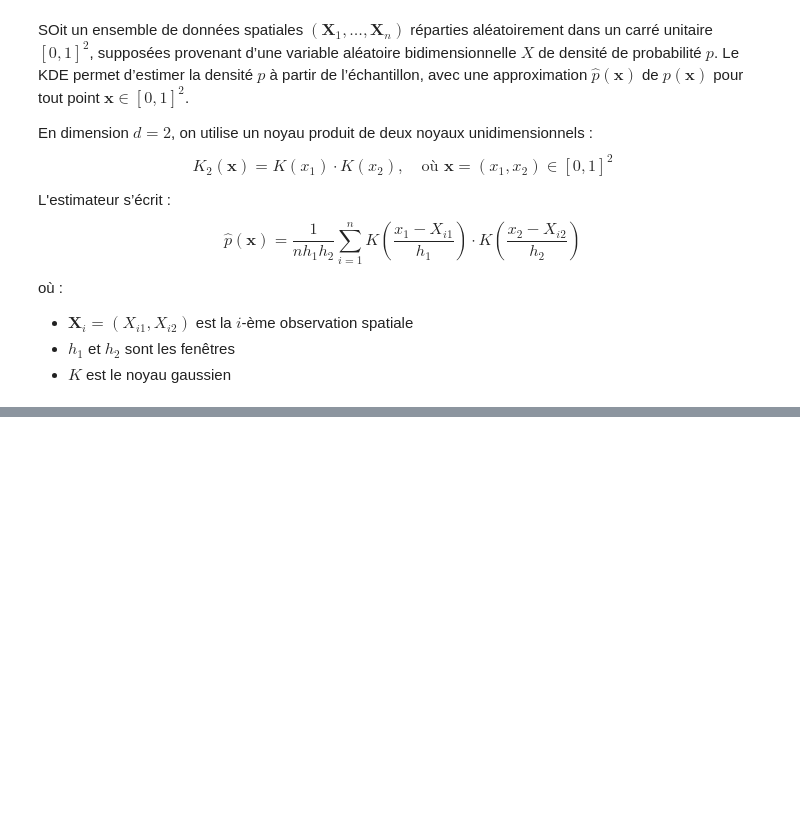
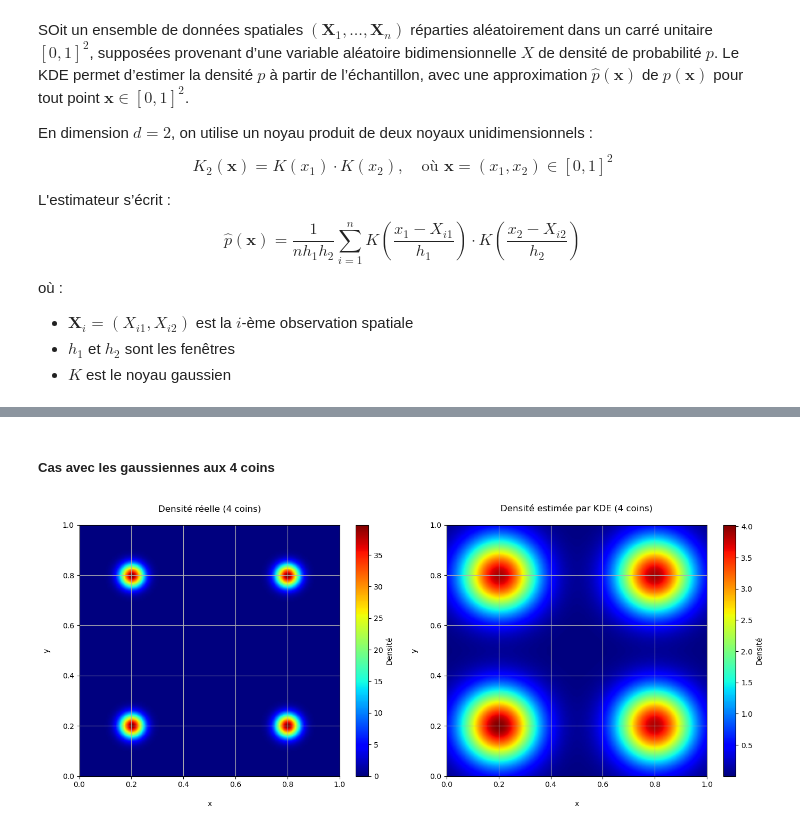
Before and after one commit to IbraSey/phdseydi, a Jupyter notebook: codes/kde_spatial_data.ipynb, the cells around one changed output, grey strips where cells are left out. Saved outputs shown, nothing was run; the diff lists cells and outputs as text; code cells hidden in the pictures; blank space fills up the shorter version.

```diff
--- a/codes/kde_spatial_data.ipynb
+++ b/codes/kde_spatial_data.ipynb
@@ -151,0 +180,61 @@ MSE  = 42.67713402348259
+# %% [markdown]
+##### Cas avec les gaussiennes aux 4 coins
+# %%
+n_gaussians = 4
+dimension = 2
+n_samples = 10000
+localisation_means = [[0.2, 0.2], [0.2, 0.8], [0.8, 0.2], [0.8, 0.8]]
+
+components = []
+weights = []
+
+for mu in localisation_means:
+    Sigma = ot.CovarianceMatrix(dimension)
+    for i in range(dimension):
+        Sigma[i, i] = 0.001
+
+    gaussian = ot.Normal(mu, Sigma)
+    components.append(gaussian)
+    weights.append(1.0 / n_gaussians)
+
+mixture = ot.Mixture(components, weights)
+sample = mixture.getSample(n_samples)
+points = np.array(sample)
+
+x = np.linspace(0, 1, 200)
+y = np.linspace(0, 1, 200)
+X, Y = np.meshgrid(x, y)
+grid_points = np.column_stack([X.ravel(), Y.ravel()])
+
+# Calcule de la vraie densité
+Z_true = np.array([mixture.computePDF(pt) for pt in grid_points])
+true_density = Z_true.reshape(X.shape)
+
+# Calcul de la densité du KDE
+ks = ot.KernelSmoothing()
+kde_dist = ks.build(sample)
+Z_kde = np.array([kde_dist.computePDF([x_, y_]) for x_, y_ in grid_points])
+kde_density = Z_kde.reshape(X.shape)
+
+
+# Affichage
+fig, axs = plt.subplots(1, 2, figsize=(14, 6))
+
+im1 = axs[0].imshow(true_density, extent=[0, 1, 0, 1], origin='lower', cmap='jet', aspect='auto')
+axs[0].set_title("Densité réelle (4 coins)\n")
+axs[0].set_xlabel("\nx")
+axs[0].set_ylabel("y\n")
+axs[0].grid(True)
+fig.colorbar(im1, ax=axs[0], label="Densité")
+
+im2 = axs[1].imshow(kde_density, extent=[0, 1, 0, 1], origin='lower', cmap='jet', aspect='auto')
+axs[1].set_title("Densité estimée par KDE (4 coins)\n")
+axs[1].set_xlabel("\nx")
+axs[1].set_ylabel("y\n")
+axs[1].grid(True)
+fig.colorbar(im2, ax=axs[1], label="Densité")
+
+plt.tight_layout()
+plt.show()
+# %% [output]
+[figure, added]
```
Also changed, not shown: parts of 12 cells of this notebook.
